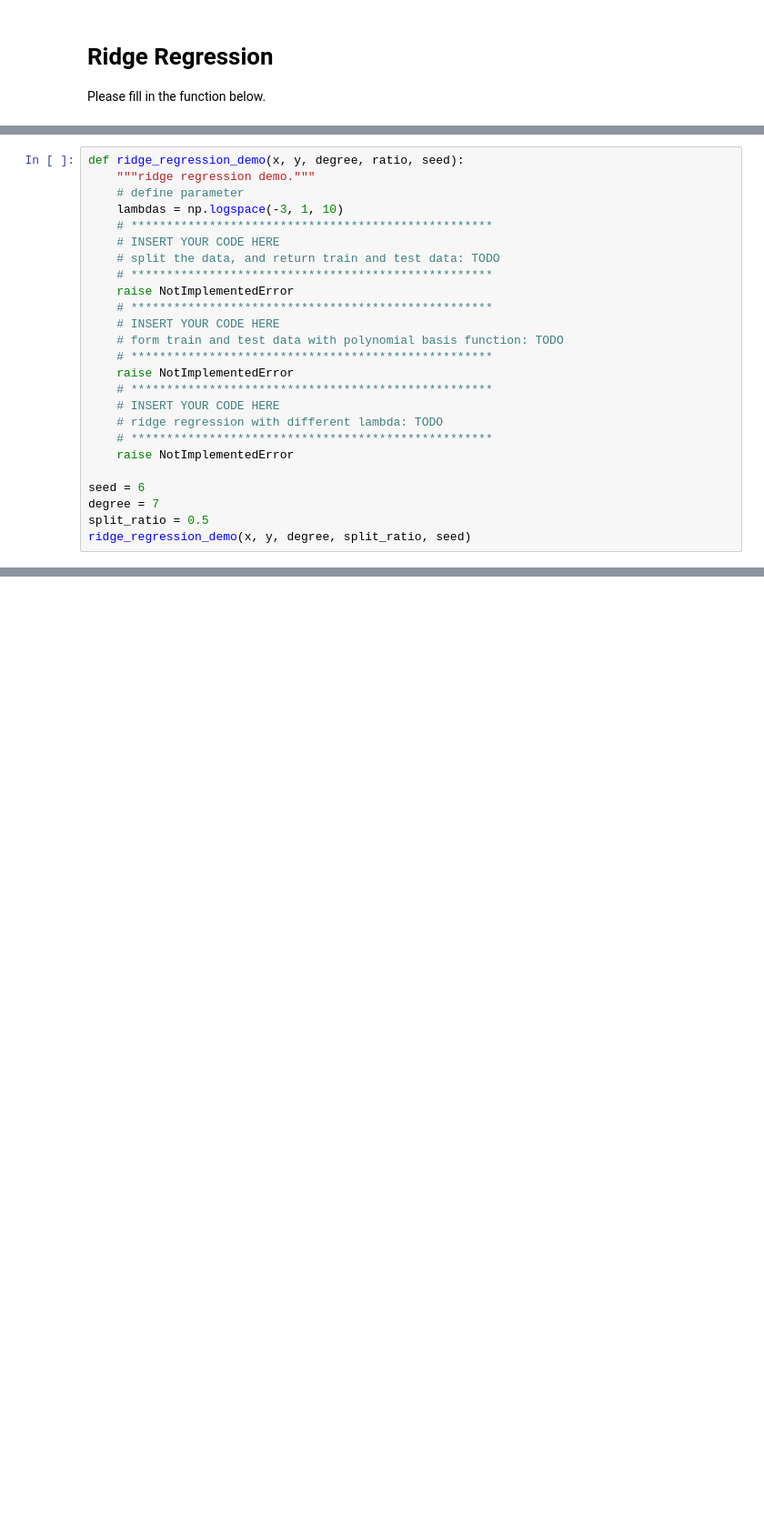
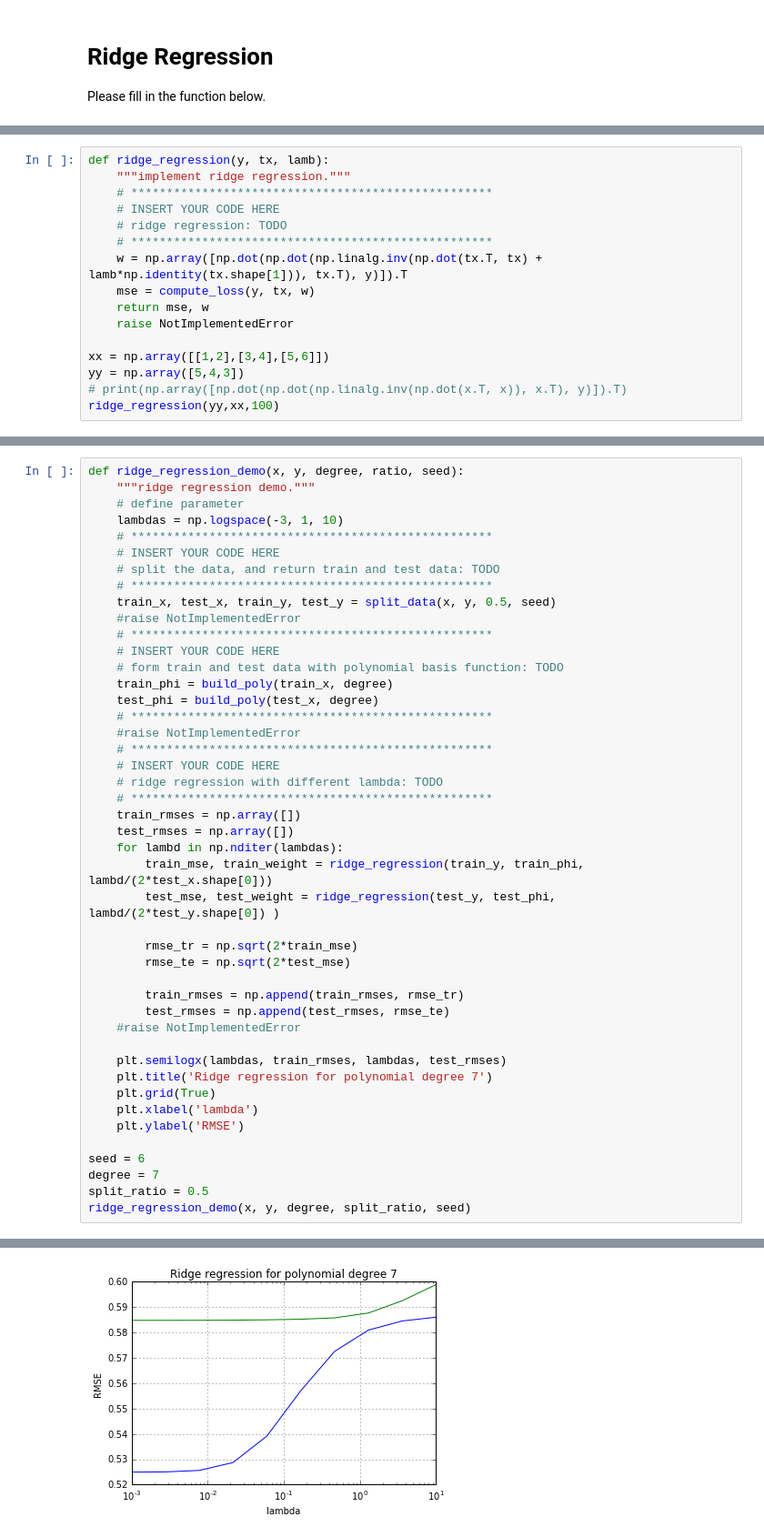
Before and after one commit to PaluchowskiMatthew/MachineLearning, a Jupyter notebook: Labs/ex03/template/ex03.ipynb, the cells around one changed output, grey strips where cells are left out. Shown at 91% size. Saved outputs shown, nothing was run; the diff lists cells and outputs as text; blank space fills up the shorter version.

Commit message:
Exercise 3 without rodge regression

```diff
--- a/Labs/ex03/template/ex03.ipynb
+++ b/Labs/ex03/template/ex03.ipynb
@@ -267,0 +268,16 @@ def ridge_regression(y, tx, lamb):
+# %%
+def ridge_regression(y, tx, lamb):
+    """implement ridge regression."""
+    # ***************************************************
+    # INSERT YOUR CODE HERE
+    # ridge regression: TODO
+    # ***************************************************
+    w = np.array([np.dot(np.dot(np.linalg.inv(np.dot(tx.T, tx) + lamb*np.identity(tx.shape[1])), tx.T), y)]).T
+    mse = compute_loss(y, tx, w)
+    return mse, w
+    raise NotImplementedError
+
+xx = np.array([[1,2],[3,4],[5,6]])
+yy = np.array([5,4,3])
+# print(np.array([np.dot(np.dot(np.linalg.inv(np.dot(x.T, x)), x.T), y)]).T)
+ridge_regression(yy,xx,100)
@@ -274,17 +293,37 @@ def ridge_regression_demo(x, y, degree, ratio, seed):
     # INSERT YOUR CODE HERE
     # split the data, and return train and test data: TODO
     # ***************************************************
-    raise NotImplementedError
+    train_x, test_x, train_y, test_y = split_data(x, y, 0.5, seed)
+    #raise NotImplementedError
     # ***************************************************
     # INSERT YOUR CODE HERE
     # form train and test data with polynomial basis function: TODO
+    train_phi = build_poly(train_x, degree)
+    test_phi = build_poly(test_x, degree)
     # ***************************************************
-    raise NotImplementedError
+    #raise NotImplementedError
     # ***************************************************
     # INSERT YOUR CODE HERE
     # ridge regression with different lambda: TODO
     # ***************************************************
-    raise NotImplementedError
+    train_rmses = np.array([])
+    test_rmses = np.array([])
+    for lambd in np.nditer(lambdas):
+        train_mse, train_weight = ridge_regression(train_y, train_phi, lambd/(2*test_x.shape[0]))
+        test_mse, test_weight = ridge_regression(test_y, test_phi, lambd/(2*test_y.shape[0]) )
+
+        rmse_tr = np.sqrt(2*train_mse)
+        rmse_te = np.sqrt(2*test_mse)
+
+        train_rmses = np.append(train_rmses, rmse_tr)
+        test_rmses = np.append(test_rmses, rmse_te)
+    #raise NotImplementedError
+
+    plt.semilogx(lambdas, train_rmses, lambdas, test_rmses)
+    plt.title('Ridge regression for polynomial degree 7')
+    plt.grid(True)
+    plt.xlabel('lambda')
+    plt.ylabel('RMSE')
 
 seed = 6
 degree = 7
@@ -294,0 +333 @@ NotImplementedError:
+[figure, added]
```
Also changed, not shown: parts of 5 cells of this notebook, 1 other file.
